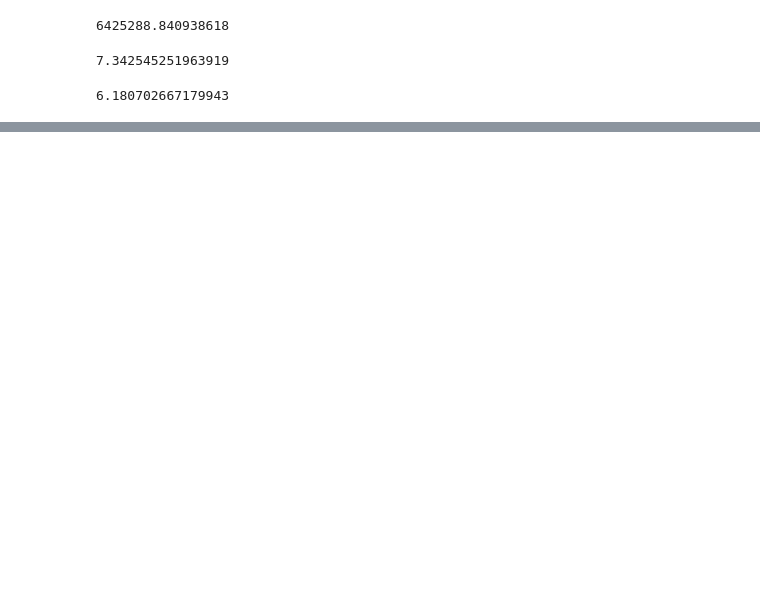
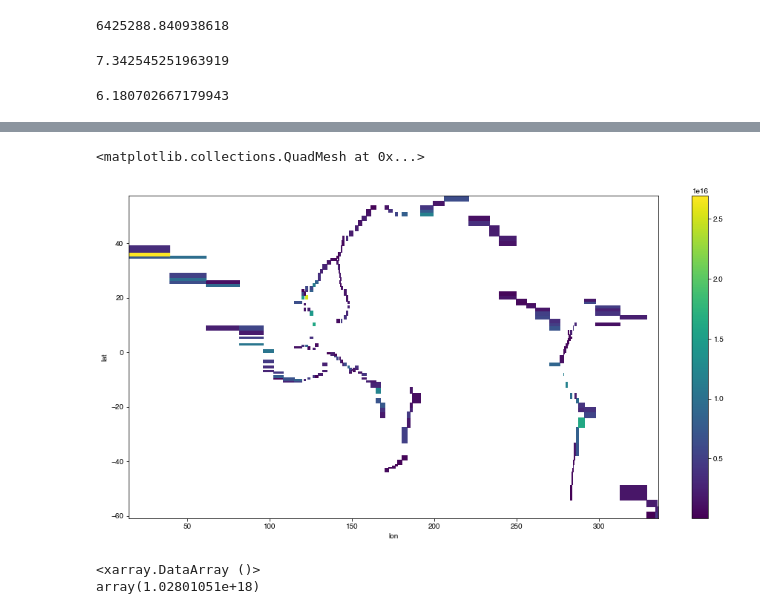
Before and after one commit to amer7632/Merdith2023_pgpSlabs_G3, a Jupyter notebook: 5_map_of_sub_zones.ipynb, the cells around one changed output, grey strips where cells are left out. Cells and saved outputs as stored; diff of their text form; code cells hidden in the pictures; blank space fills up the shorter version.

```diff
--- a/5_map_of_sub_zones.ipynb
+++ b/5_map_of_sub_zones.ipynb
@@ -574,0 +712,12 @@ perid_density_kg_km3 * np.sum(flat_individual_track_perid_total)
+# %%
+test_da = da.coarsen(lat=4).mean().coarsen(lon=4).mean()
+# %%
+test_da.plot.pcolormesh(figsize=(16,8))
+# %% [output]
+<matplotlib.collections.QuadMesh at 0x...>
+[figure, added]
+# %%
+np.sum(da)
+# %% [output]
+<xarray.DataArray ()>
+array(1.02801051e+18)
```
Also changed, not shown: parts of 25 cells of this notebook, 7 other files.
